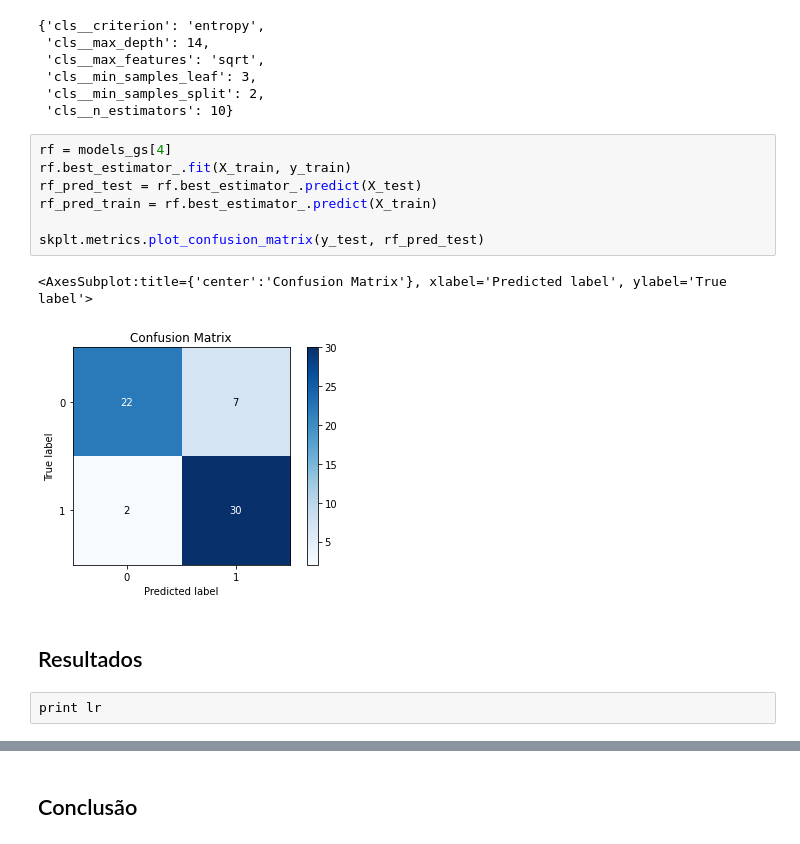
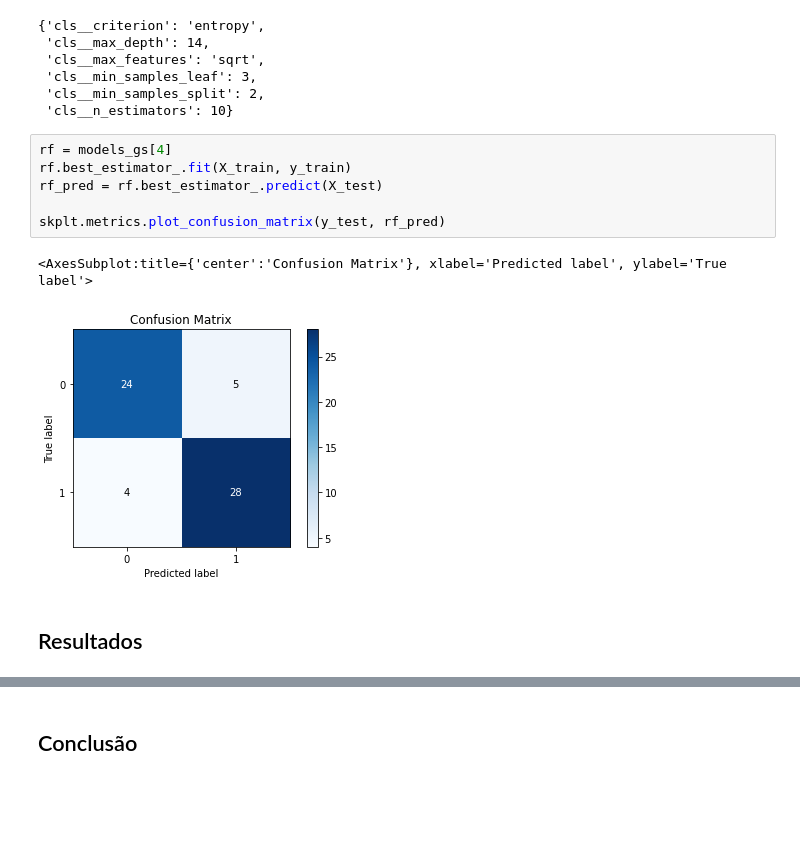
Before and after one commit to pedroernesto00/CK0223---Mineracao-de-Dados, a Jupyter notebook: Trabalho 2/Classificação - Ataque Cardíaco.ipynb, the cells around one changed output, grey strips where cells are left out. Drawn from its saved outputs; the diff is of its cells as text; blank space fills up the shorter version.

```diff
--- a/Trabalho 2/Classificação - Ataque Cardíaco.ipynb
+++ b/Trabalho 2/Classificação - Ataque Cardíaco.ipynb
@@ -235,17 +231,14 @@ models_gs[4].best_params_
 # %%
 rf = models_gs[4]
 rf.best_estimator_.fit(X_train, y_train)
-rf_pred_test = rf.best_estimator_.predict(X_test)
-rf_pred_train = rf.best_estimator_.predict(X_train)
+rf_pred = rf.best_estimator_.predict(X_test)
 
-skplt.metrics.plot_confusion_matrix(y_test, rf_pred_test)
+skplt.metrics.plot_confusion_matrix(y_test, rf_pred)
 # %% [output]
 <AxesSubplot:title={'center':'Confusion Matrix'}, xlabel='Predicted label', ylabel='True label'>
-[figure, old version]
+[figure, new version]
 # %% [markdown]
 ## Resultados
-# %%
-print lr
 # %%
 metrics_df = pd.DataFrame(None)
 estimators = ['Regressão Logística', 'SVC', 'Naive Bayes Gaussiano','KNN', 'Random Forest']
```
Also changed, not shown: parts of 5 cells of this notebook.
